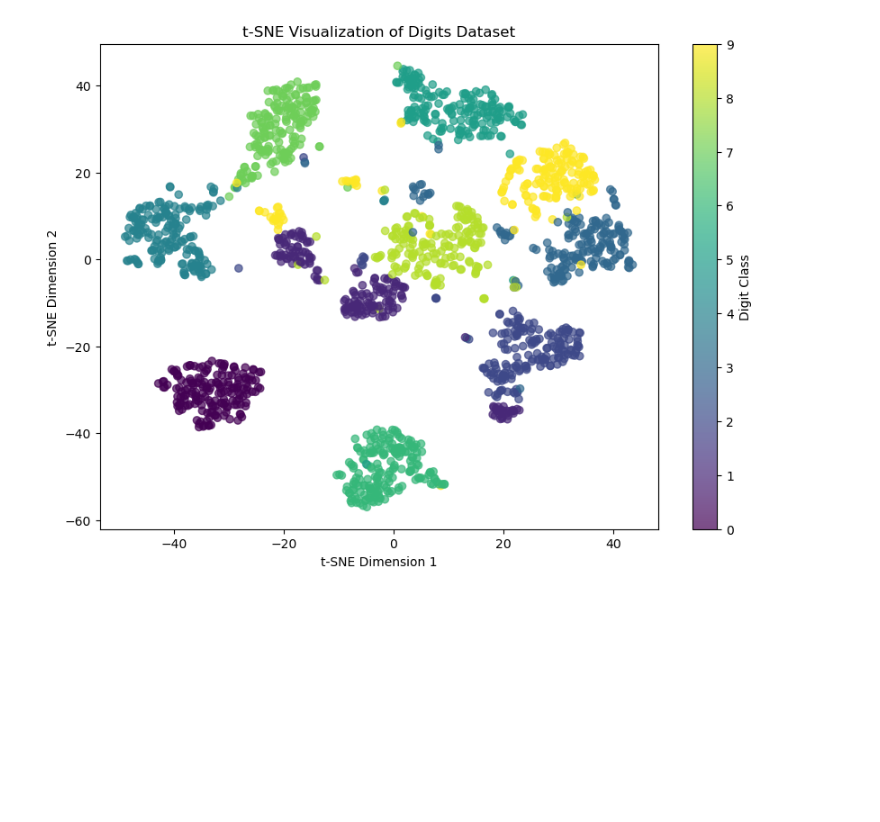
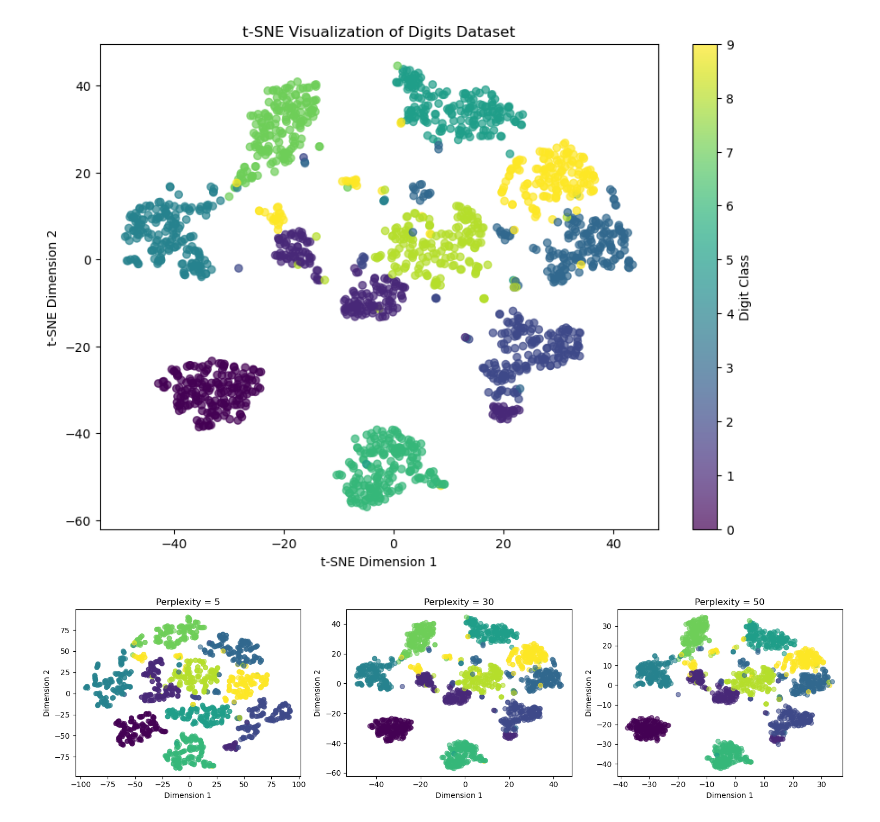
Before and after one commit to AHMAD-ALI5/machine-learning-from-scratch, a Jupyter notebook: machine-learning-from-scratch/Dimensionality reduction/tsne.ipynb, the cells around one changed output. Cells and saved outputs as stored; diff of their text form; code cells hidden in the pictures; blank space fills up the shorter version.

```diff
--- a/machine-learning-from-scratch/Dimensionality reduction/tsne.ipynb
+++ b/machine-learning-from-scratch/Dimensionality reduction/tsne.ipynb
@@ -124,3 +124,41 @@ plt.colorbar(
 plt.show()
 # %% [output]
 [figure]
+# %%
+perplexities = [5, 30, 50]
+
+plt.figure(figsize=(15, 4))
+
+for i, perplexity in enumerate(perplexities):
+
+    tsne_model = TSNE(
+        n_components=2,
+        perplexity=perplexity,
+        learning_rate="auto",
+        init="pca",
+        max_iter=1000,
+        random_state=42
+    )
+
+    embedding = tsne_model.fit_transform(X_pca)
+
+    ax = plt.subplot(1, 3, i + 1)
+
+    ax.scatter(
+        embedding[:, 0],
+        embedding[:, 1],
+        c=y,
+        alpha=0.6
+    )
+
+    ax.set_title(
+        f"Perplexity = {perplexity}"
+    )
+
+    ax.set_xlabel("Dimension 1")
+    ax.set_ylabel("Dimension 2")
+
+plt.tight_layout()
+plt.show()
+# %% [output]
+[figure, added]
```
Also changed, not shown: parts of 2 cells of this notebook.
